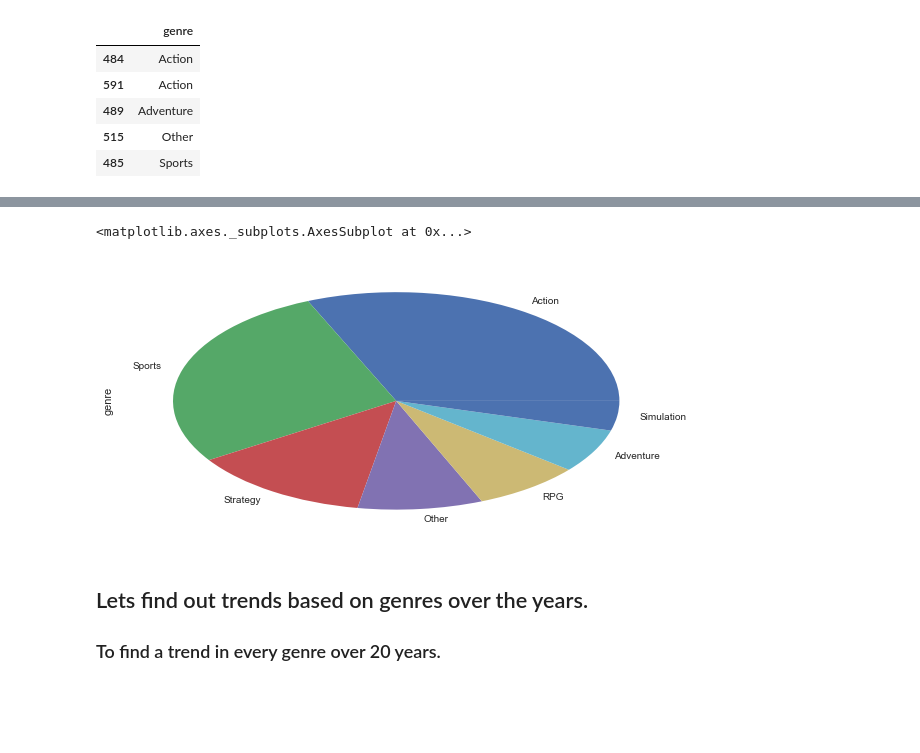
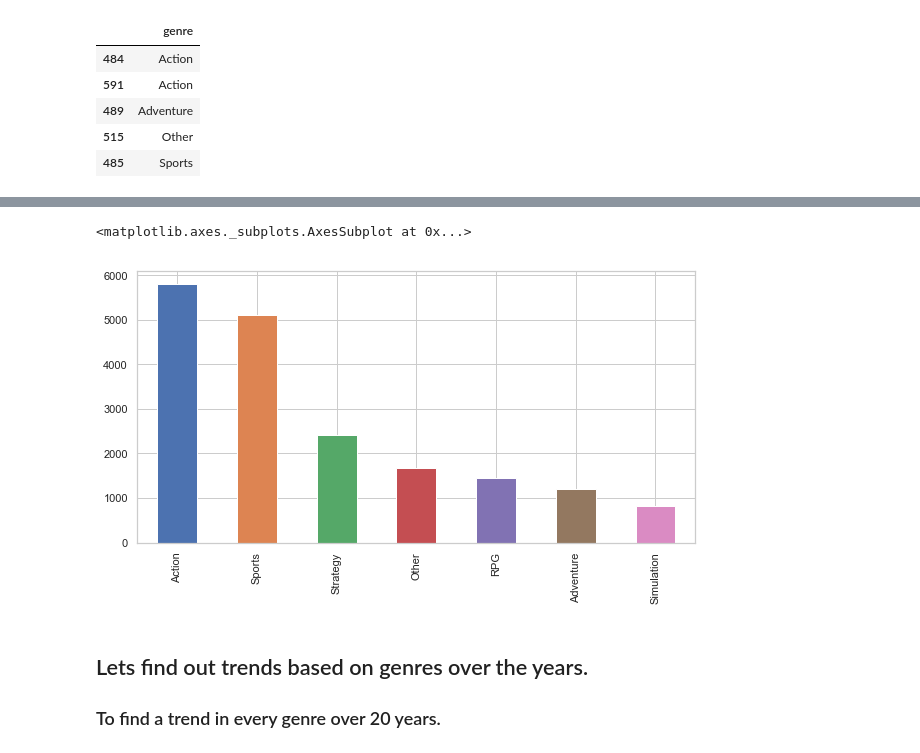
Before and after one commit to KarthikBhaktha/PopularGameGenrePy, a Jupyter notebook: gameEDA.ipynb, the cells around one changed output, grey strips where cells are left out. Drawn from its saved outputs; the diff is of its cells as text; code cells hidden in the pictures; blank space fills up the shorter version.

```diff
--- a/gameEDA.ipynb
+++ b/gameEDA.ipynb
@@ -202,8 +200,8 @@ Text(0.5,1,'Genre Distribution')
 # %%
-sort_by_year.genre.value_counts().plot(kind='pie', figsize=(10,5))
+sort_by_year.genre.value_counts().plot(kind='bar', figsize=(10,5))
 # %% [output]
 <matplotlib.axes._subplots.AxesSubplot at 0x...>
-[figure, old version]
+[figure, new version]
 # %% [markdown]
 ## Lets find out trends based on genres over the years.
 ### To find a trend in every genre over 20 years.
```
Also changed, not shown: parts of 24 cells of this notebook, 4 other files.
